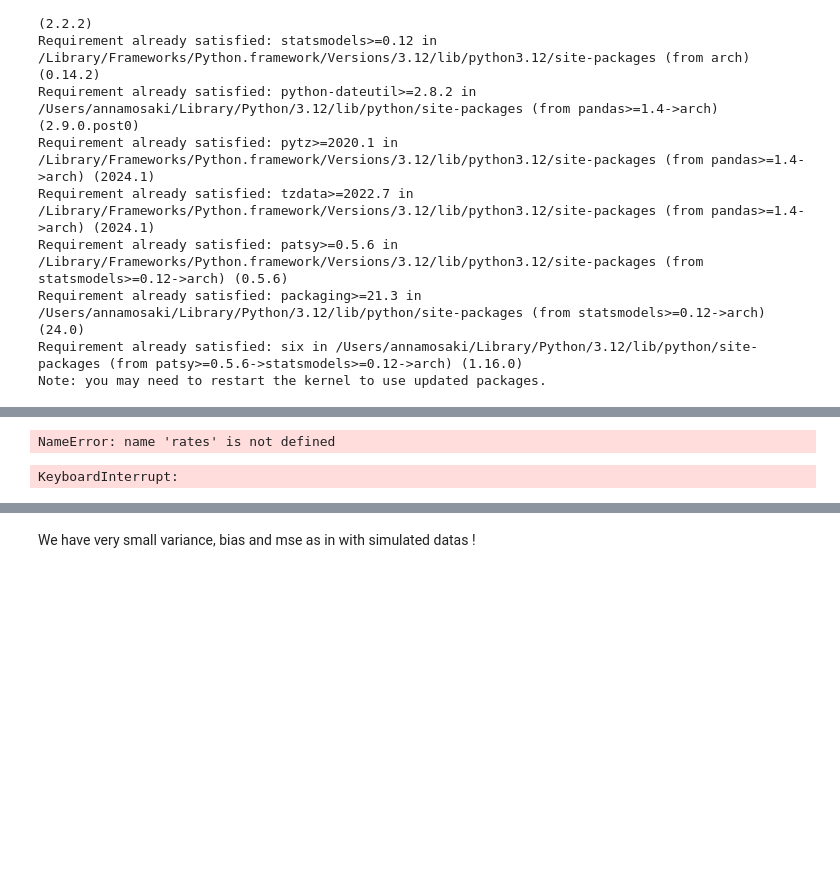
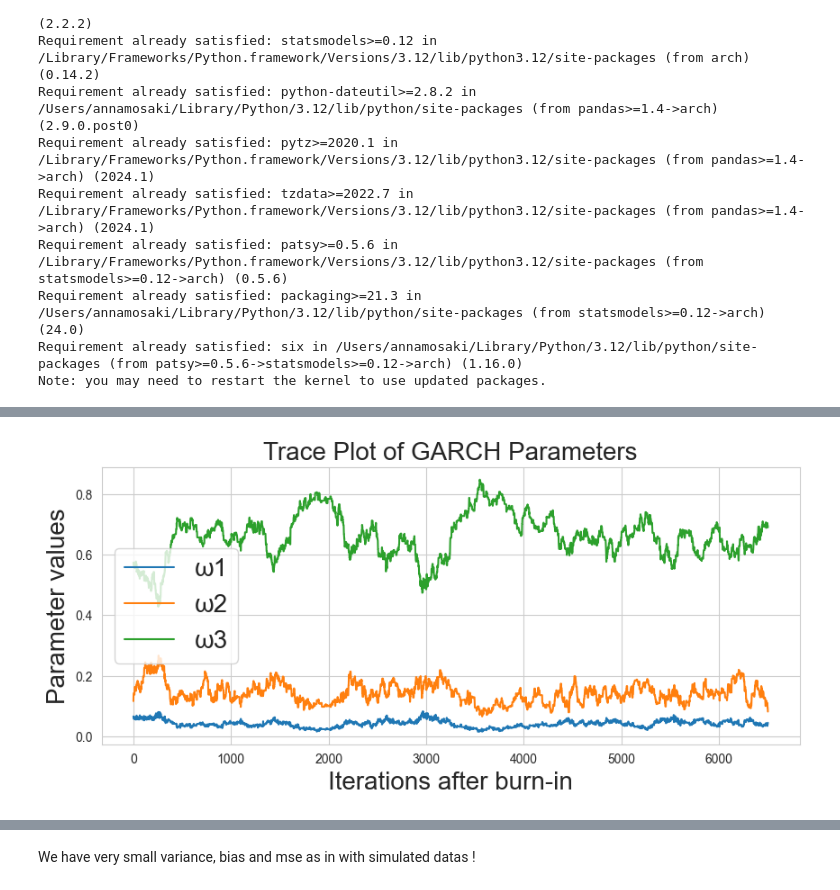
Before and after one commit to AntoineGilsonGH/Monte-Carlo-GARCH, a Jupyter notebook: combinetout.ipynb, the cells around one changed output, grey strips where cells are left out. Saved outputs shown, nothing was run; the diff lists cells and outputs as text; code cells hidden in the pictures; blank space fills up the shorter version.

```diff
--- a/combinetout.ipynb
+++ b/combinetout.ipynb
@@ -57,7 +57,7 @@ def log_likelihood(r, omega_1, omega_2, omega_3):
     log_lik = 0
     for t in range(1, T):
         h[t] = omega_1 + omega_2 * r[t-1]**2 + omega_3 * h[t-1]
-        log_lik -= 0.5 * (np.log(h[t]) + r[t]**2 / h[t])
+        log_lik -= 0.5 * (np.log(abs(h[t])) + r[t]**2 / h[t]) # abs
 
     return log_lik
 
@@ -438,39 +438,37 @@ true_omega = [0.0368,0.6921,0.1308] # These are the true parameters we want to e
 sigma_omega = [9, 9, 9]  # Standard deviations for the priors
 
 # Simulate data
 returns = rates
 
 # Metropolis-Hastings settings
-iterations = 5000
+iterations = 7000
 burn_in = 500
 sigma_proposal = 0.01
 
 # Execute the Metropolis-Hastings algorithm
 acceptance_rate, omega_samples = metropolis_hasting_algorithm(iterations, returns, sigma_proposal, initial_omega, sigma_omega)
 
 # We extract the parameter samples
 omega_samples = np.array(omega_samples)  # Convert list of samples into an array for easier slicing
 w1_samples = omega_samples[:, 0]
 w2_samples = omega_samples[:, 1]
 w3_samples = omega_samples[:, 2]
 
 # We plot the parameter trajectories
 plt.figure(figsize=(10, 4))
 plt.plot(w1_samples[burn_in:], label='ω1')
 plt.plot(w2_samples[burn_in:], label='ω2')
 plt.plot(w3_samples[burn_in:], label='ω3')
 plt.legend(fontsize=20)
 plt.xlabel('Iterations after burn-in', fontsize=20)
 plt.ylabel('Parameter values', fontsize=20)
 plt.title('Trace Plot of GARCH Parameters', fontsize=20)
 plt.grid(True)
 plt.show()
 # %% [output]
-NameError: name 'rates' is not defined
+[figure, added]
 # %%
-mean_met_alg2 = mean_metropolis_algorithm(10)
+mean_met_alg2 = mean_metropolis_algorithm(5)
-# %% [output]
-KeyboardInterrupt:
 # %%
 # Let's reuse the function we have implemented for the simulated datas :
 
```
Also changed, not shown: parts of 13 cells of this notebook.
